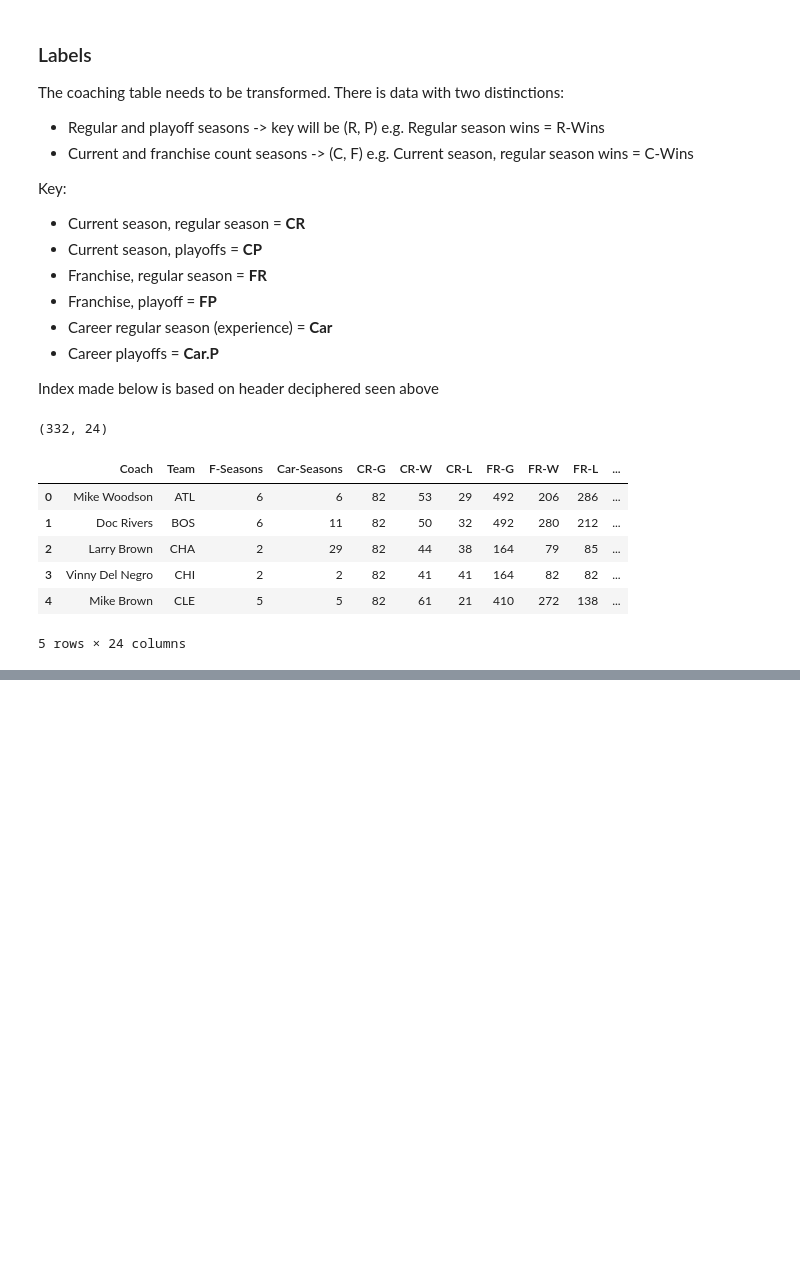
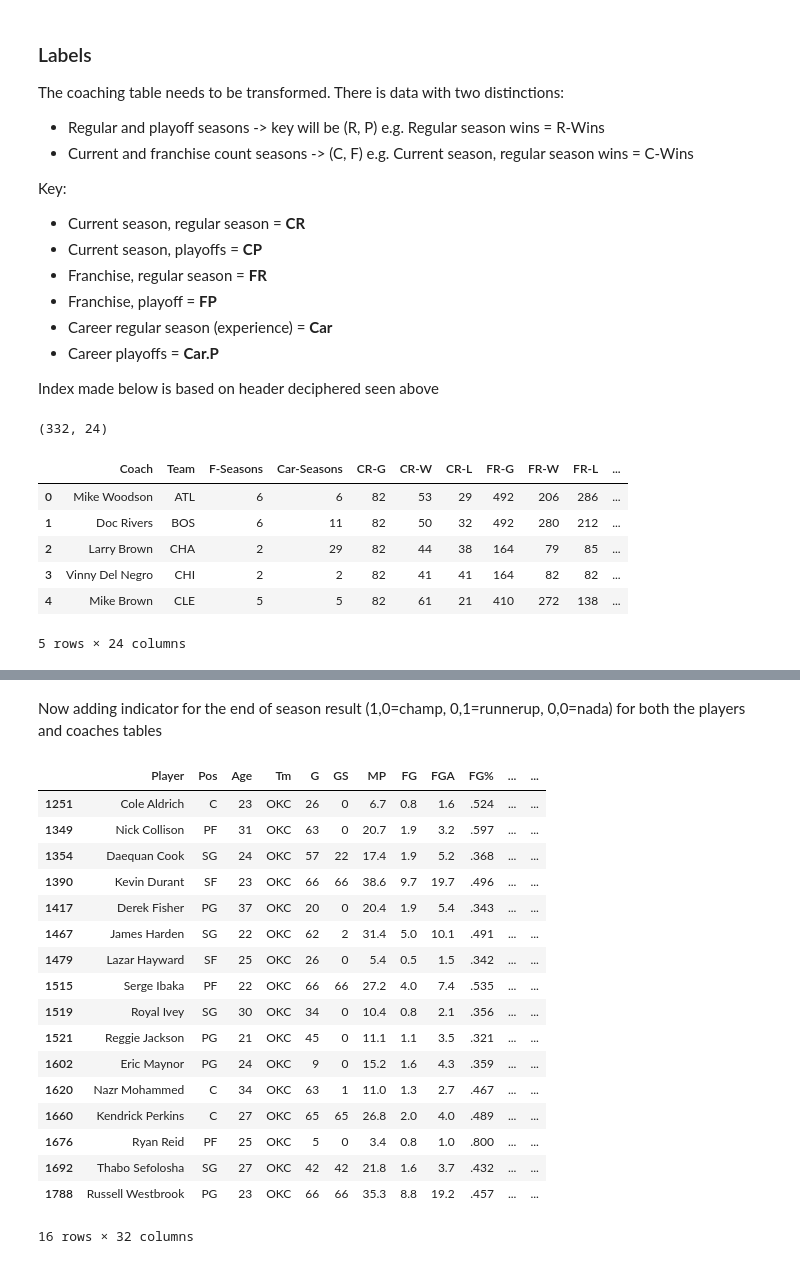
Before and after one commit to siawayforward/offense_wins_championships, a Jupyter notebook: import_clean.ipynb, the cells around one changed output, grey strips where cells are left out. Cells and saved outputs as stored; diff of their text form; code cells hidden in the pictures; blank space fills up the shorter version.

Commit message:
denormalize and clean player and coach data

```diff
--- a/import_clean.ipynb
+++ b/import_clean.ipynb
@@ -172,0 +181,5 @@ champions.head()
+# %%
+#team abbreviation keys and values
+teams = pd.read_html('https://en.wikipedia.org/wiki/wikipedia:WikiProject_National_Basketball_Association/National_Basketball_Association_team_abbreviations', header=0)[0]
+teams = teams.rename(columns={'Abbreviation/Acronym': 'Key'})
+teams.head()
@@ -172,0 +231,15 @@ champions.head()
+# %%
+#merge the team-abbreviations for winner and runner-up to the team name
+champ_data = champions.copy()
+team_merge = teams.copy()
+team_merge['Champion'] = team_merge['Franchise']
+team_merge['Runner-Up'] = team_merge['Franchise']
+
+champ_data = pd.merge(champ_data, team_merge[['Key', 'Champion']], on=['Champion'])
+champ_data = pd.merge(champ_data, team_merge[['Key', 'Runner-Up']], on=['Runner-Up'])
+champ_data['Champion'] = champ_data['Key_x']
+champ_data['Runner-Up'] = champ_data['Key_y']
+del champ_data['Key_x'], champ_data['Key_y']
+# %%
+champions = champ_data.sort_values(by=['Year'], ascending=False).reset_index().drop(columns=['index'])
+champions.head()
@@ -172,0 +253,37 @@ champions.head()
+# %% [markdown]
+Now adding indicator for the end of season result (1,0=champ, 0,1=runnerup, 0,0=nada) for both the players and coaches tables
+# %%
+#one hot encoding for the end of season result for each player over the last ten seasons
+df_players['Champ'] = 0
+df_players['Runner-Up'] = 0
+df_coaches['Champ'] = 0
+df_coaches['Runner-Up'] = 0
+champs = champions.copy()
+
+for year, champ, ru in zip(champs.Year.values, champs.Champion.values, champs['Runner-Up'].values):
+    df_players['Champ'][(df_players.Tm == champ) & (df_players.Year ==year)] = 1
+    df_players['Runner-Up'][(df_players.Tm == ru) & (df_players.Year ==year)] = 1
+    df_coaches['Champ'][(df_coaches.Team == champ) & (df_coaches.Year ==year)] = 1
+    df_coaches['Runner-Up'][(df_coaches.Team == ru) & (df_coaches.Year ==year)] = 1
+# %%
+#test to see if values added correctly = Thunder lost in the finals
+df_players[(df_players.Tm == 'OKC') & (df_players.Year ==2012)]
+# %% [output]
+|  | Player | Pos | Age | Tm | G | GS | MP | FG | FGA | FG% | ... | ... |
+| 1251 | Cole Aldrich | C | 23 | OKC | 26 | 0 | 6.7 | 0.8 | 1.6 | .524 | ... | ... |
+| 1349 | Nick Collison | PF | 31 | OKC | 63 | 0 | 20.7 | 1.9 | 3.2 | .597 | ... | ... |
+| 1354 | Daequan Cook | SG | 24 | OKC | 57 | 22 | 17.4 | 1.9 | 5.2 | .368 | ... | ... |
+| 1390 | Kevin Durant | SF | 23 | OKC | 66 | 66 | 38.6 | 9.7 | 19.7 | .496 | ... | ... |
+| 1417 | Derek Fisher | PG | 37 | OKC | 20 | 0 | 20.4 | 1.9 | 5.4 | .343 | ... | ... |
+| 1467 | James Harden | SG | 22 | OKC | 62 | 2 | 31.4 | 5.0 | 10.1 | .491 | ... | ... |
+| 1479 | Lazar Hayward | SF | 25 | OKC | 26 | 0 | 5.4 | 0.5 | 1.5 | .342 | ... | ... |
+| 1515 | Serge Ibaka | PF | 22 | OKC | 66 | 66 | 27.2 | 4.0 | 7.4 | .535 | ... | ... |
+| 1519 | Royal Ivey | SG | 30 | OKC | 34 | 0 | 10.4 | 0.8 | 2.1 | .356 | ... | ... |
+| 1521 | Reggie Jackson | PG | 21 | OKC | 45 | 0 | 11.1 | 1.1 | 3.5 | .321 | ... | ... |
+| 1602 | Eric Maynor | PG | 24 | OKC | 9 | 0 | 15.2 | 1.6 | 4.3 | .359 | ... | ... |
+| 1620 | Nazr Mohammed | C | 34 | OKC | 63 | 1 | 11.0 | 1.3 | 2.7 | .467 | ... | ... |
+| 1660 | Kendrick Perkins | C | 27 | OKC | 65 | 65 | 26.8 | 2.0 | 4.0 | .489 | ... | ... |
+| 1676 | Ryan Reid | PF | 25 | OKC | 5 | 0 | 3.4 | 0.8 | 1.0 | .800 | ... | ... |
+| 1692 | Thabo Sefolosha | SG | 27 | OKC | 42 | 42 | 21.8 | 1.6 | 3.7 | .432 | ... | ... |
+| 1788 | Russell Westbrook | PG | 23 | OKC | 66 | 66 | 35.3 | 8.8 | 19.2 | .457 | ... | ... |
+16 rows × 32 columns
```
Also changed, not shown: parts of 8 cells of this notebook.
